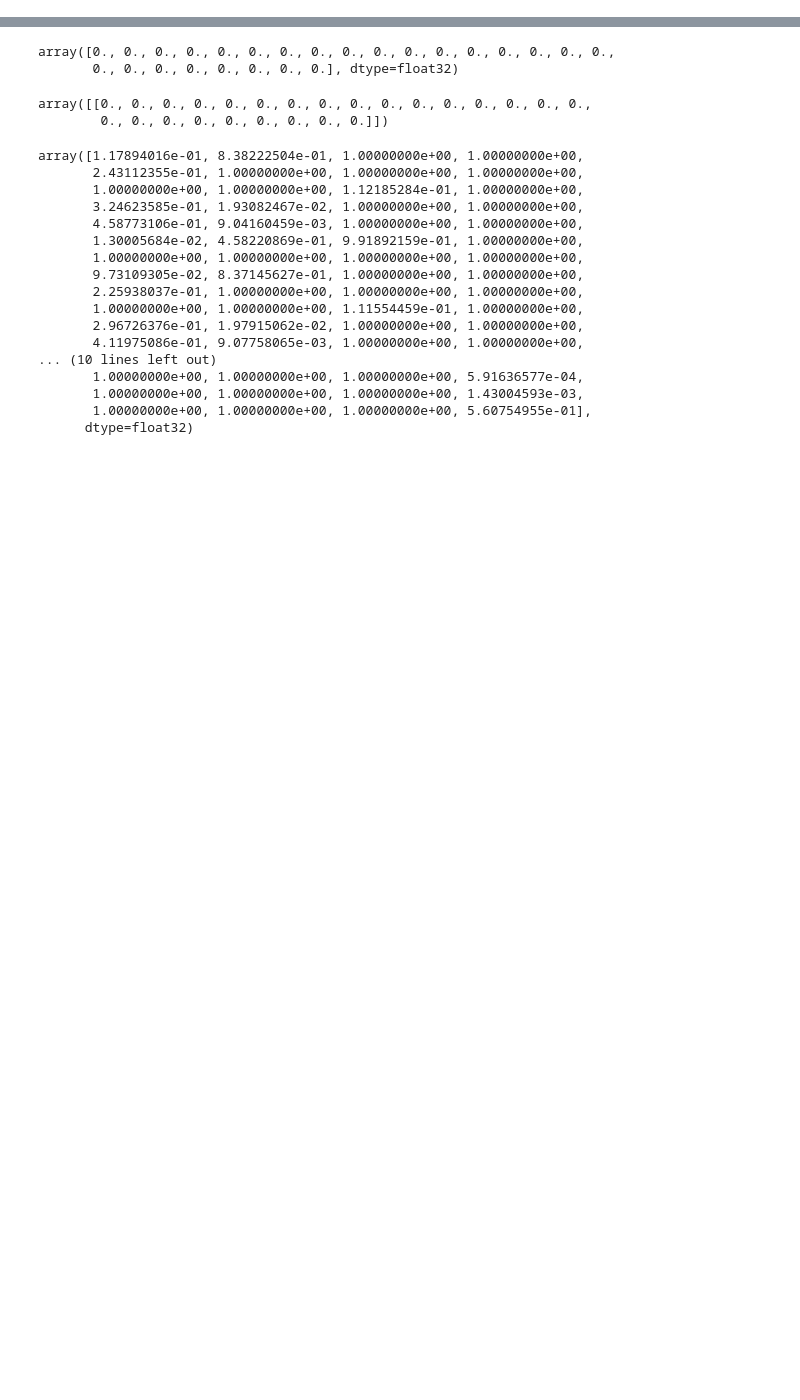
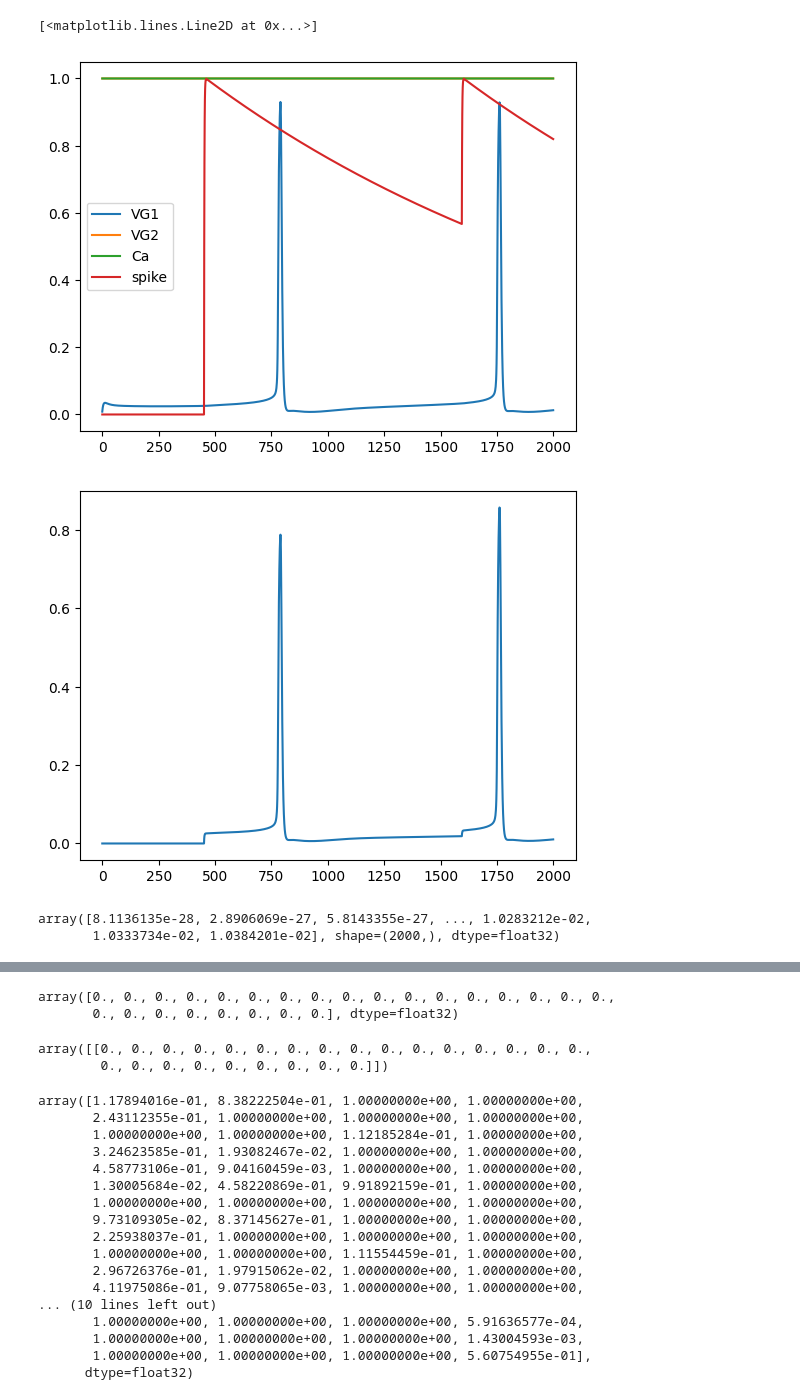
Before and after one commit to cathalmc/CBLTP_NeuroSim, a Jupyter notebook: graphCreator.ipynb, the cells around one changed output, grey strips where cells are left out. Saved outputs shown, nothing was run; the diff lists cells and outputs as text; code cells hidden in the pictures; blank space fills up the shorter version.

```diff
--- a/graphCreator.ipynb
+++ b/graphCreator.ipynb
@@ -82,3 +88,19 @@ overflow encountered in exp
+# %%
+[i for i,e in enumerate(simData["name"]) if e=="NMDAR"]
+plt.figure()
+plt.plot(data2["x"][:,14,:],label=["VG1","VG2","Ca","spike"])
+plt.legend()
+plt.figure()
+plt.plot(np.prod(data2["x"][:,14,:],axis=1))
+# %% [output]
+[<matplotlib.lines.Line2D at 0x...>]
+[figure, added]
+[figure, added]
+# %%
+np.prod(data2["x"][:,14,:],axis=1)
+# %% [output]
+array([8.1136135e-28, 2.8906069e-27, 5.8143355e-27, ..., 1.0283212e-02,
+       1.0333734e-02, 1.0384201e-02], shape=(2000,), dtype=float32)
 # %%
 y = data["x"] - data2["x"]
 names = simDataPy2["name"]
```
Also changed, not shown: parts of 8 cells of this notebook, 2 other files.
